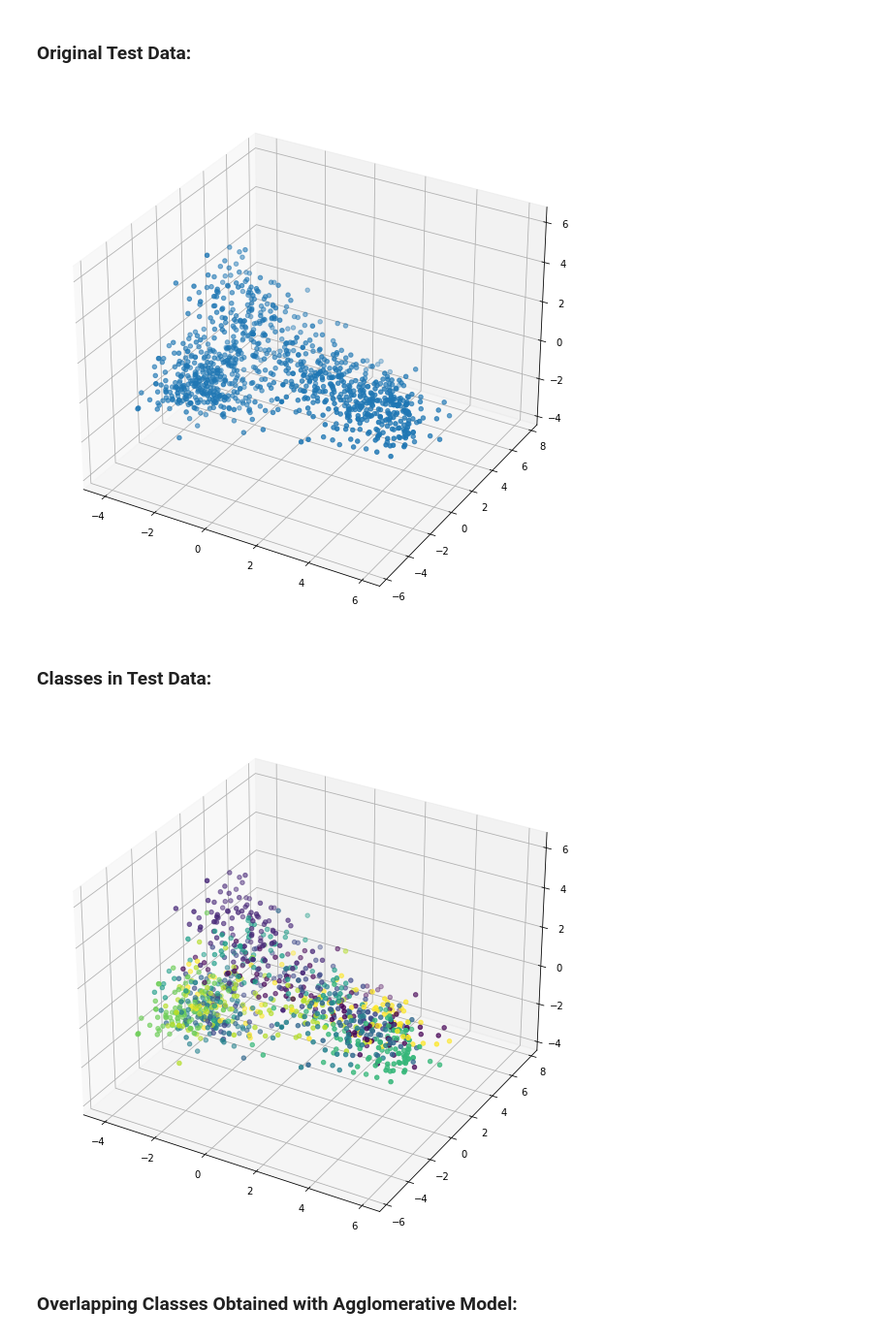
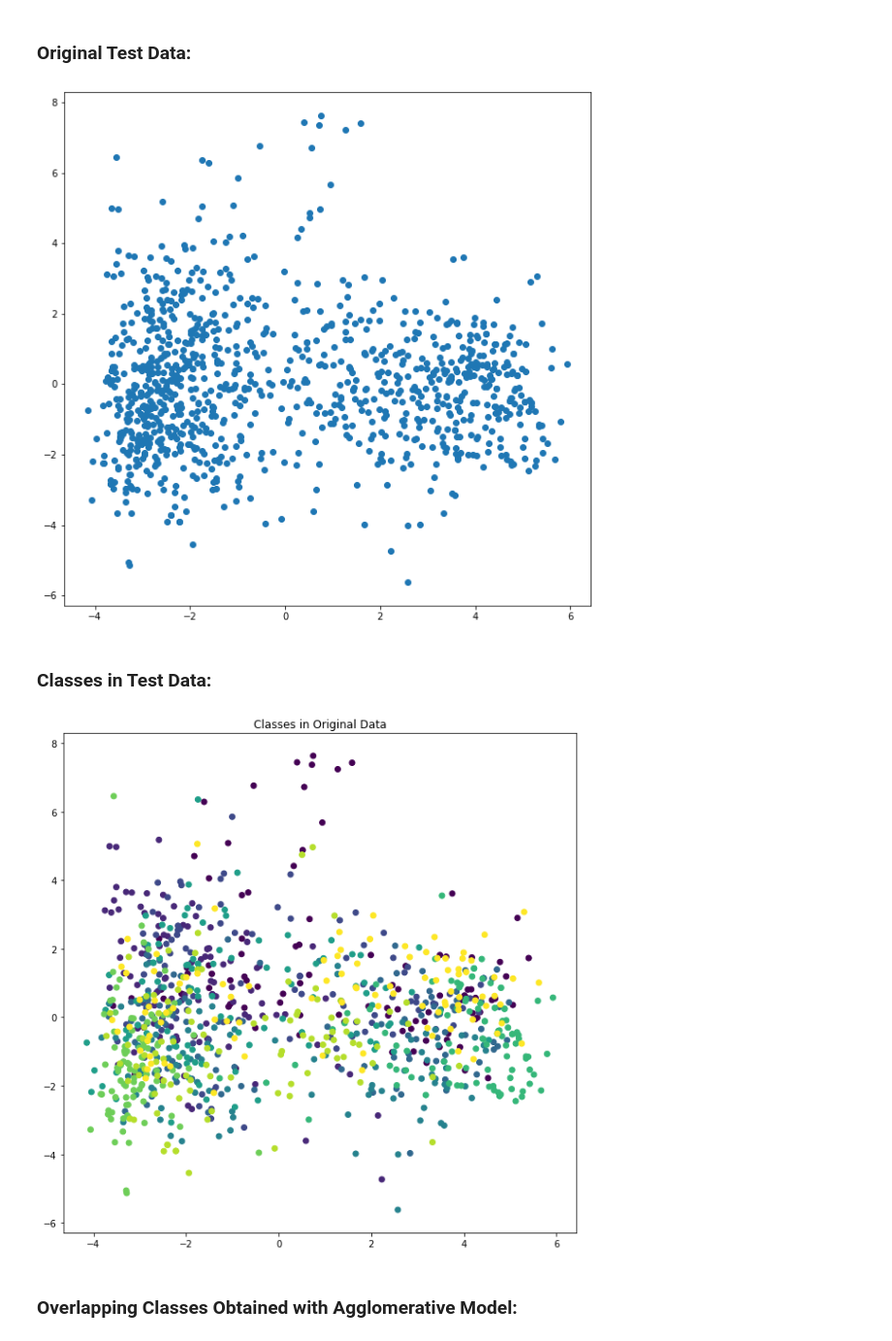
Before and after one commit to simonou99/music_genre_classification, a Jupyter notebook: agg.ipynb, the cells around one changed output. Shown: that part at 97% size. Saved outputs shown, nothing was run; the diff lists cells and outputs as text; code cells hidden in the pictures.

```diff
--- a/agg.ipynb
+++ b/agg.ipynb
@@ -185,25 +185,30 @@ Convert both features data into 3-dimesional for cluster plotting:
 # %%
 X_og = _30sec.iloc[:,19:59:2]
 X_t = StandardScaler().fit_transform(X_og)
-X_3d = PCA(3).fit_transform(X_t)
+X_2d = PCA(2).fit_transform(X_t)
 # %% [markdown]
 ### Original Test Data:
 # %%
-fig = plt.figure(figsize=(10, 10))
-ax = fig.add_subplot(projection='3d')
-ax.scatter(X_3d.T[0], X_3d.T[1], X_3d.T[2], marker='o')
+#fig = plt.figure(figsize=(10, 10))
+#ax = fig.add_subplot(projection='3d')
+#ax.scatter(X_3d.T[0], X_3d.T[1], X_3d.T[2], marker='o')
+plt.figure(figsize=(10, 10))
+plt.scatter(X_2d.T[0], X_2d.T[1], marker='o')
 plt.show()
 # %% [output]
-[figure, old version]
+[figure, new version]
 # %% [markdown]
 ### Classes in Test Data:
 # %%
-fig = plt.figure(figsize=(10, 10))
-ax = fig.add_subplot(projection='3d')
-ax.scatter(X_3d.T[0], X_3d.T[1], X_3d.T[2], c=np.unique(y, return_inverse=True)[1], marker='o')
+#fig = plt.figure(figsize=(10, 10))
+#ax = fig.add_subplot(projection='3d')
+#ax.scatter(X_3d.T[0], X_3d.T[1], X_3d.T[2], c=np.unique(y, return_inverse=True)[1], marker='o')
+plt.figure(figsize=(10, 10))
+plt.scatter(X_2d.T[0], X_2d.T[1], c=np.unique(y, return_inverse=True)[1], marker='o')
+plt.title('Classes in Original Data')
 plt.show()
 # %% [output]
-[figure, old version]
+[figure, new version]
 # %% [markdown]
 ### Overlapping Classes Obtained with Agglomerative Model:
 # %%
```
Also changed, not shown: parts of 5 cells of this notebook.
